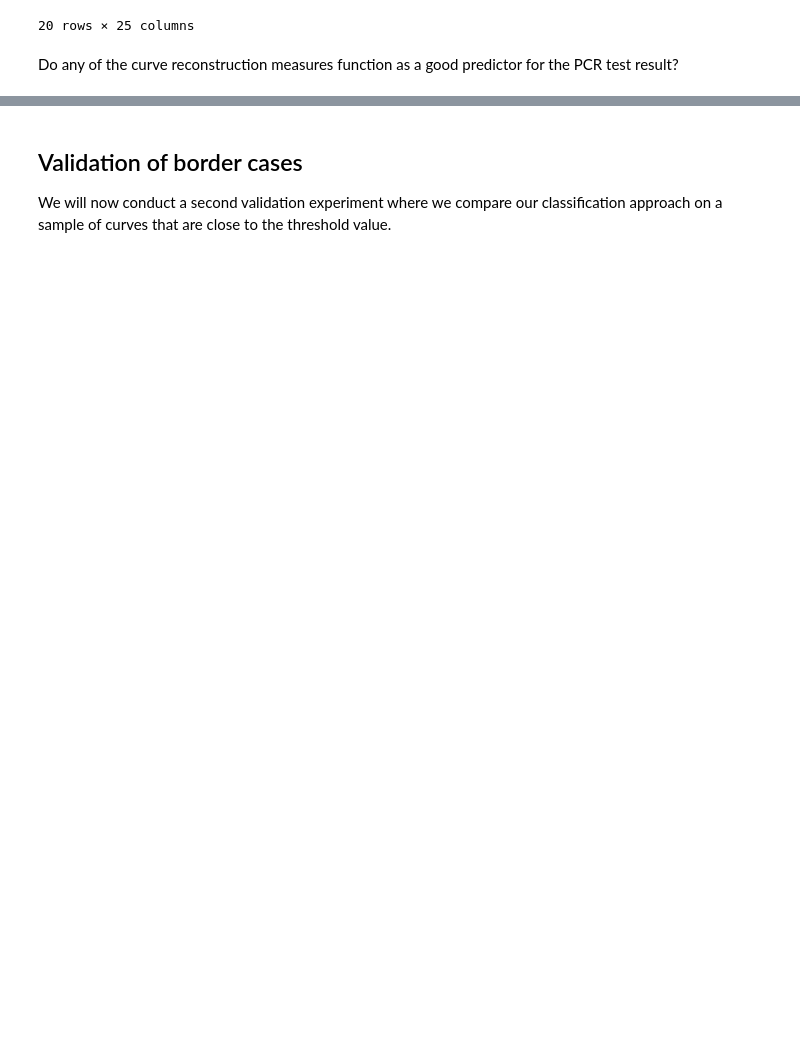
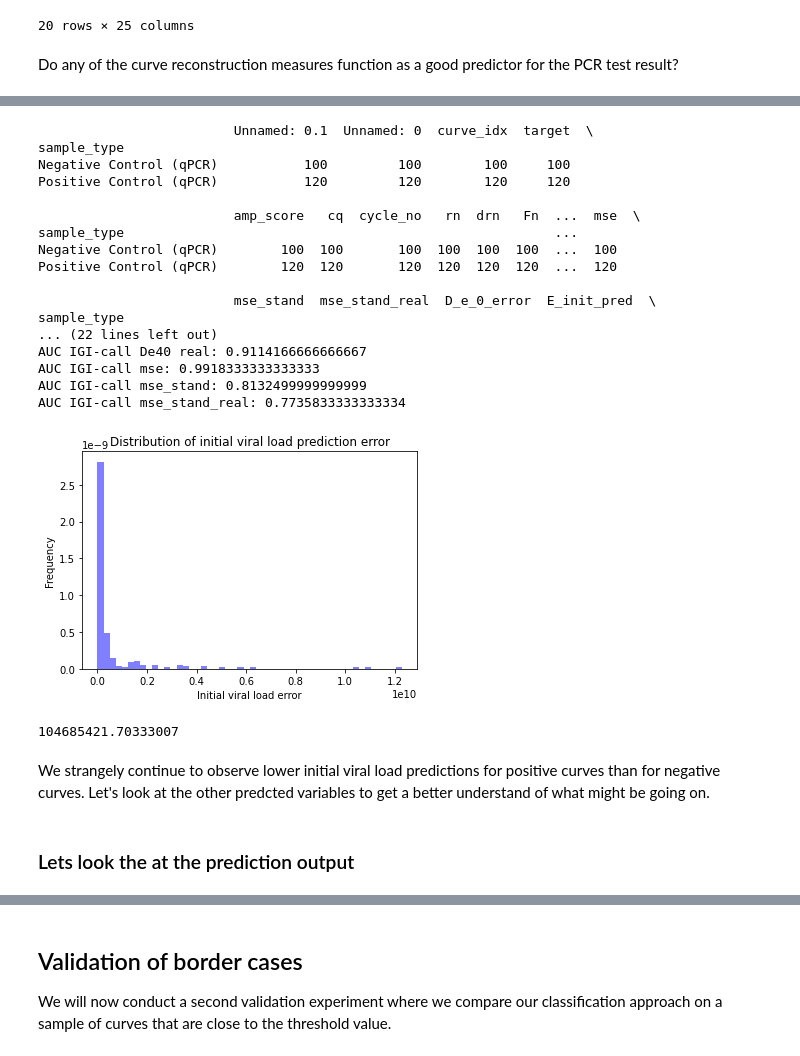
Before and after one commit to hhhvu/PCR_simulation, a Jupyter notebook: optimize_experiments.ipynb, the cells around one changed output, grey strips where cells are left out. Drawn from its saved outputs; the diff is of its cells as text; code cells hidden in the pictures; blank space fills up the shorter version.

Commit message:
Added constraint optimization experiments

```diff
--- a/optimize_experiments.ipynb
+++ b/optimize_experiments.ipynb
@@ -448,6 +448,12 @@ def print_performance_metrics(ground_truth_targets, from_25=False):
 
         auc = roc_auc_score(ground_truth_targets['Igi_call_quant'], ground_truth_targets['D_e_0_true'])
         print(f"AUC IGI-call De0 real: {auc}")
+
+    auc = roc_auc_score(ground_truth_targets['Igi_call_quant'], ground_truth_targets['D_init_pred'])
+    print(f"AUC IGI-call D_init pred: {auc}")
+
+    auc = roc_auc_score(ground_truth_targets['Igi_call_quant'], ground_truth_targets['D_init_pred']*-1)
+    print(f"AUC IGI-call neg D_init pred: {auc}")
 
     auc = roc_auc_score(ground_truth_targets['Igi_call_quant'], ground_truth_targets['D_e_25_pred'])
     print(f"AUC IGI-call De25 pred: {auc}")
@@ -542,0 +807,4 @@ AUC IGI-call mse_stand_real: 0.7572115384615384
+# %%
+#ground_truth_targets_constr.to_csv('data/230910PCR_curve_constr_optimization_eval.csv')
+ground_truth_targets_constr = pd.read_csv('data/230910PCR_curve_constr_optimization_eval.csv')
+ground_truth_targets_constr.head(20)
@@ -542,0 +830,39 @@ AUC IGI-call mse_stand_real: 0.7572115384615384
+# %%
+print(ground_truth_targets_constr.groupby(['sample_type']).count())
+
+print_performance_metrics(ground_truth_targets_constr)
+
+ground_truth_targets_constr['D_e_0_error'] = (ground_truth_targets_constr['D_e_0_true'] - ground_truth_targets_constr['D_e_0_pred'])**2
+
+plt.hist(ground_truth_targets_constr['D_e_0_error'], color='b', alpha=0.5, density=True, bins=50)
+# Add your title, axis labels and legend here
+plt.title("Distribution of initial viral load prediction error")
+plt.xlabel("Initial viral load error")
+plt.ylabel("Frequency")
+plt.show()
+
+print(np.median(ground_truth_targets_constr['D_e_0_error']))
+# %% [output]
+                         Unnamed: 0.1  Unnamed: 0  curve_idx  target  \
+sample_type
+Negative Control (qPCR)           100         100        100     100
+Positive Control (qPCR)           120         120        120     120
+
+                         amp_score   cq  cycle_no   rn  drn   Fn  ...  mse  \
+sample_type                                                       ...
+Negative Control (qPCR)        100  100       100  100  100  100  ...  100
+Positive Control (qPCR)        120  120       120  120  120  120  ...  120
+
+                         mse_stand  mse_stand_real  D_e_0_error  E_init_pred  \
+sample_type
+... (22 lines left out)
+AUC IGI-call De40 real: 0.9114166666666667
+AUC IGI-call mse: 0.9918333333333333
+AUC IGI-call mse_stand: 0.8132499999999999
+AUC IGI-call mse_stand_real: 0.7735833333333334
+[figure, added]
+104685421.70333007
+# %% [markdown]
+We strangely continue to observe lower initial viral load predictions for positive curves than for negative curves. Let's look at the other predcted variables to get a better understand of what might be going on.
+# %% [markdown]
+### Lets look the at the prediction output
```
Also changed, not shown: parts of 44 cells of this notebook, 7 other files.
